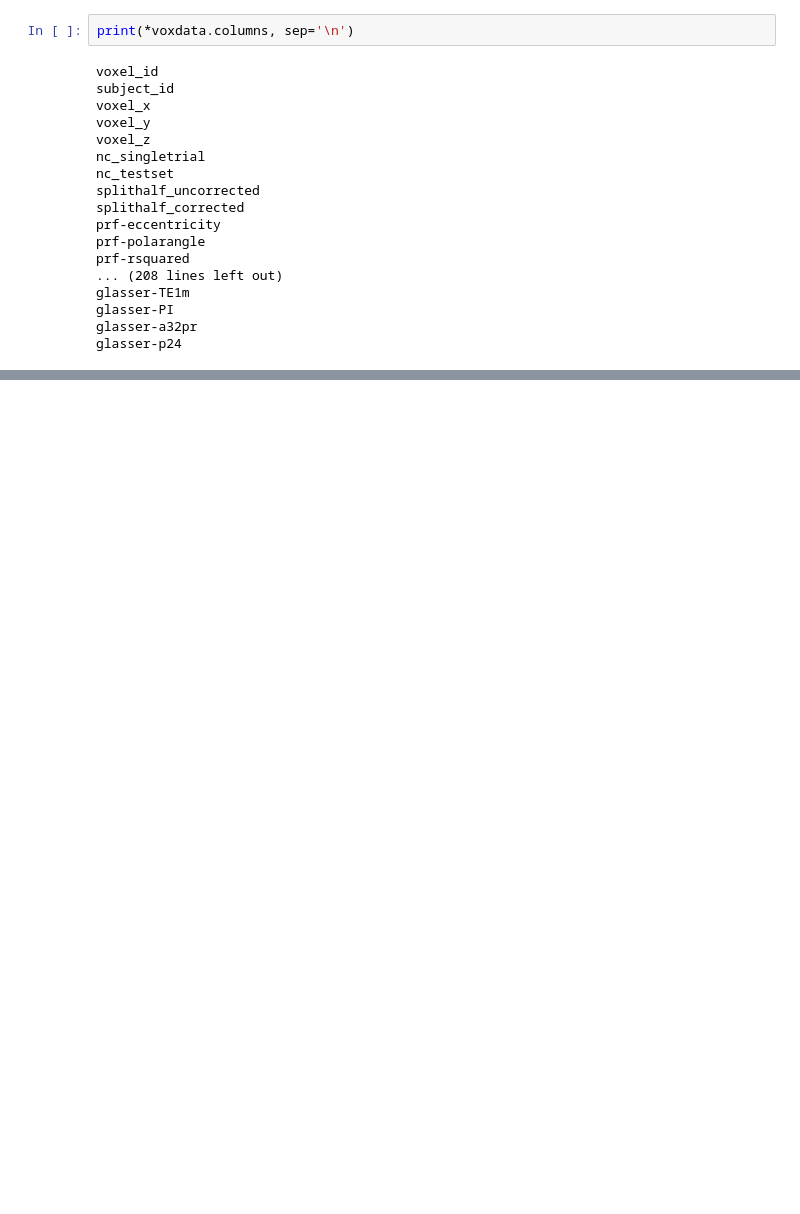
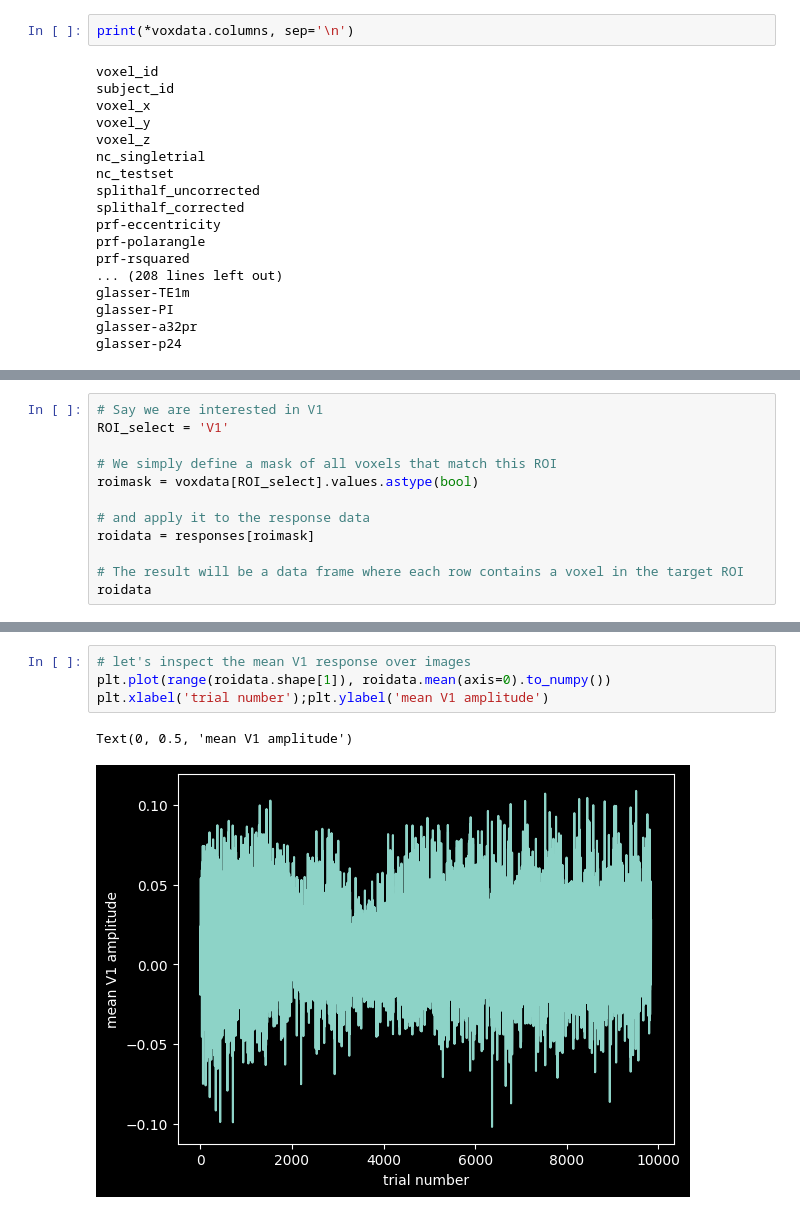
Before and after one commit to ViCCo-Group/THINGS-data, a Jupyter notebook: MRI/notebooks/working_with_rois.ipynb, the cells around one changed output, grey strips where cells are left out. Drawn from its saved outputs; the diff is of its cells as text; blank space fills up the shorter version.

```diff
--- a/MRI/notebooks/working_with_rois.ipynb
+++ b/MRI/notebooks/working_with_rois.ipynb
@@ -54,0 +76,12 @@ glasser-p24
+# %%
+# Say we are interested in V1
+ROI_select = 'V1'
+
+# We simply define a mask of all voxels that match this ROI
+roimask = voxdata[ROI_select].values.astype(bool)
+
+# and apply it to the response data
+roidata = responses[roimask]
+
+# The result will be a data frame where each row contains a voxel in the target ROI
+roidata
@@ -54,0 +102,7 @@ glasser-p24
+# %%
+# let's inspect the mean V1 response over images
+plt.plot(range(roidata.shape[1]), roidata.mean(axis=0).to_numpy())
+plt.xlabel('trial number');plt.ylabel('mean V1 amplitude')
+# %% [output]
+Text(0, 0.5, 'mean V1 amplitude')
+[figure, added]
```
Also changed, not shown: parts of 8 cells of this notebook, 2 other files.
